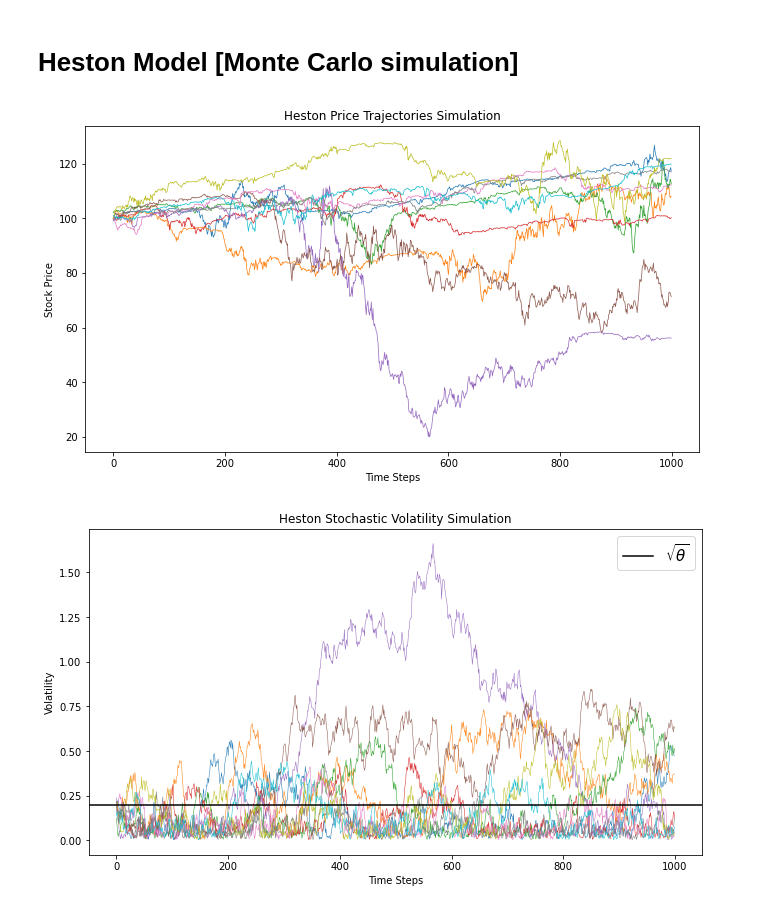
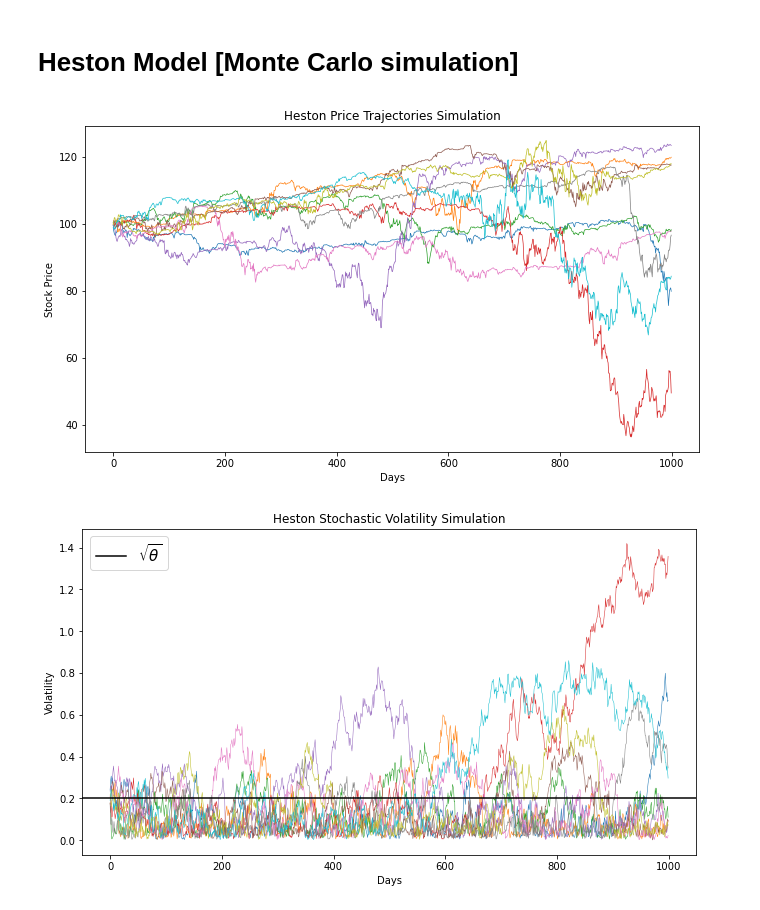
Before and after one commit to JurajZelman/heston-model, a Jupyter notebook: Heston-Model.ipynb, the cells around one changed output. Drawn from its saved outputs; the diff is of its cells as text; code cells hidden in the pictures.

```diff
--- a/Heston-Model.ipynb
+++ b/Heston-Model.ipynb
@@ -13,6 +9,23 @@ np.random.seed(7)
 # %%
 def hestonModel(S_0, v_0, T, r, theta, kappa, xi, rho, steps, no_paths, return_vol = False):
+    """Function generating stock price trajectories in Heston Model
 
+    Args:
+        S_0 (float): the initial stock price
+        v_0 (float): the initial volatility
+        T (int): time period
+        r (float): the risk free rate
+        theta (float): the long-term price variance
+        kappa (float): the rate of reversion to theta
+        xi (float): the volatility of sqrt(V_t)
+        rho (float): the correlation of Brownian motions
+        steps (int): number of steps/days
+        no_paths (int): number of paths
+        return_vol (bool, optional): check whether volatility should be returned. Defaults to False.
+
+    Returns:
+        prices (list): The list of stock prices
+    """
     dt = T/steps
     size = (no_paths, steps)
     prices = np.zeros(size)
@@ -47,26 +60,29 @@ steps = 1000        # number of steps
 no_paths = 10       # number of trajectories
 T = 1               # time period
 # %%
-# Generate and plot trajectories
+# Setup random seed
+np.random.seed(7)
 
+# Generate trajectories
 prices, vols = hestonModel(S_0, v_0, T, r, theta, kappa, xi, rho, steps, no_paths, return_vol = True)
 
+# Plot the Heston price trajectories
 plt.figure(figsize=(11,6))
 plt.plot(prices.T, linewidth = 0.7)
 plt.title('Heston Price Trajectories Simulation')
-plt.xlabel('Time Steps')
+plt.xlabel('Days')
 plt.ylabel('Stock Price')
 plt.show();
 
-
+# Plot the Heston price stochastic volatilities
 plt.figure(figsize=(11,6))
 plt.plot(np.sqrt(vols).T, linewidth = 0.5)
 plt.axhline(np.sqrt(theta), color='black', label=r'$\sqrt{\theta}$')
 plt.title('Heston Stochastic Volatility Simulation')
-plt.xlabel('Time Steps')
+plt.xlabel('Days')
 plt.ylabel('Volatility')
 plt.legend(fontsize=15)
 plt.show()
 # %% [output]
-[figure, old version]
+[figure, new version]
-[figure, old version]
+[figure, new version]
```
Also changed, not shown: parts of 2 cells of this notebook.
